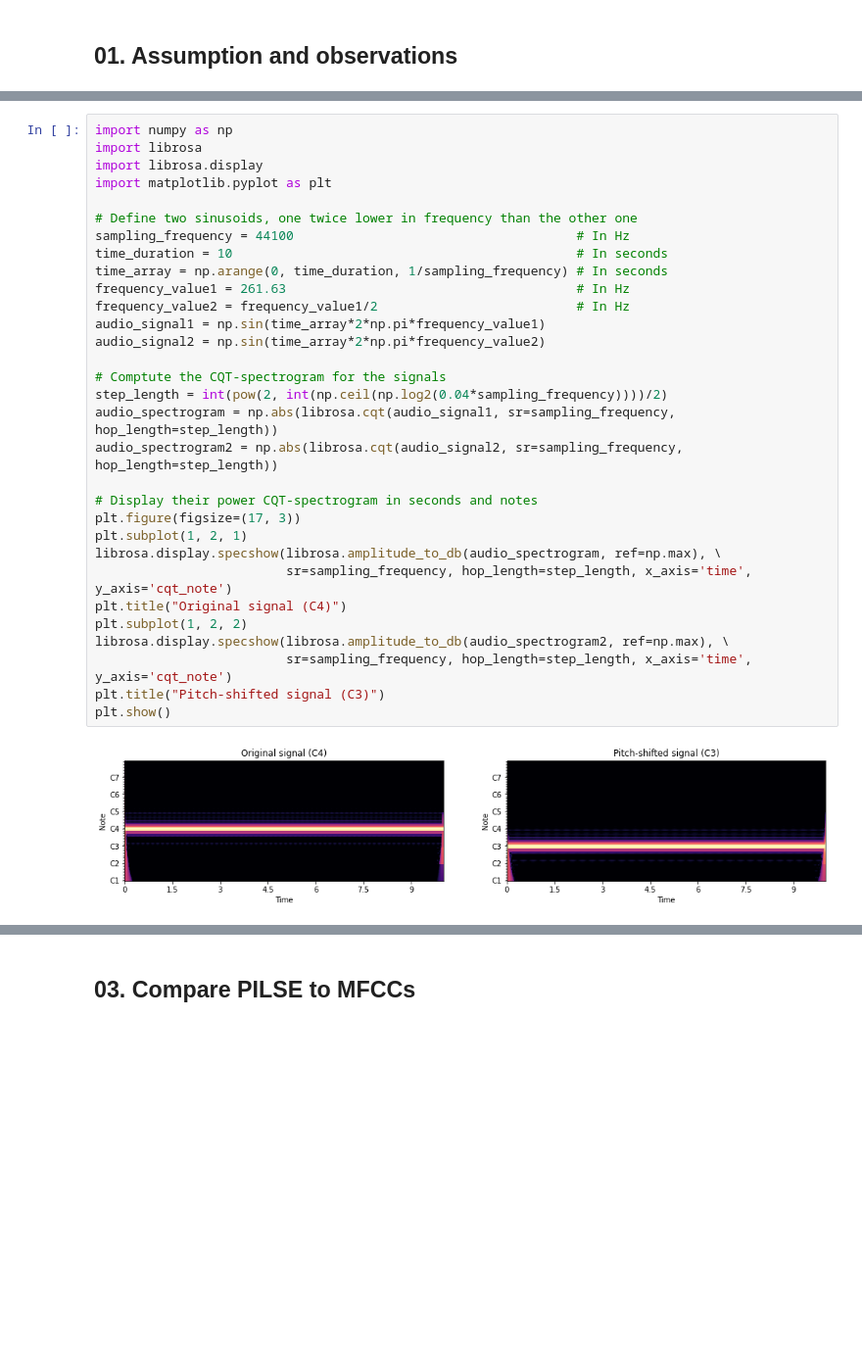
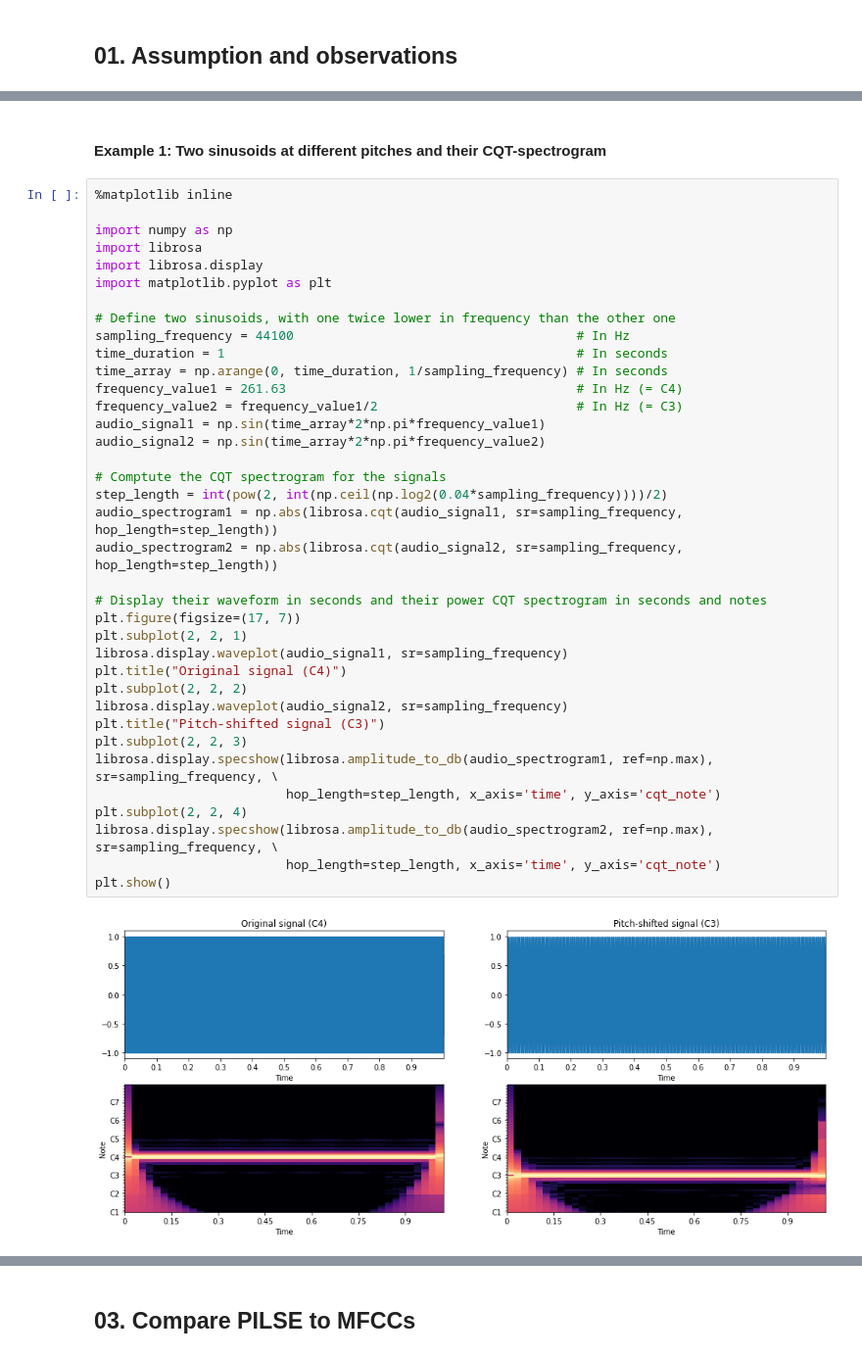
Before and after one commit to zafarrafii/CQHC-Python, a Jupyter notebook: PILSE-Python.ipynb, the cells around one changed output, grey strips where cells are left out. Shown at 98% size. Cells and saved outputs as stored; diff of their text form; blank space fills up the shorter version.

```diff
--- a/PILSE-Python.ipynb
+++ b/PILSE-Python.ipynb
@@ -16,36 +20,44 @@ This means that the same musical object at different pitches should have a simil
 - `X2 = E2 * P2`
 
 `=> E ~ E2`
+# %% [markdown]
+#### Example 1: Two sinusoids at different pitches and their CQT-spectrogram
 # %%
+%matplotlib inline
+
 import numpy as np
 import librosa
 import librosa.display
 import matplotlib.pyplot as plt
 
-# Define two sinusoids, one twice lower in frequency than the other one
+# Define two sinusoids, with one twice lower in frequency than the other one
 sampling_frequency = 44100                                     # In Hz
-time_duration = 10                                             # In seconds
+time_duration = 1                                              # In seconds
 time_array = np.arange(0, time_duration, 1/sampling_frequency) # In seconds
-frequency_value1 = 261.63                                      # In Hz
-frequency_value2 = frequency_value1/2                          # In Hz
+frequency_value1 = 261.63                                      # In Hz (= C4)
+frequency_value2 = frequency_value1/2                          # In Hz (= C3)
 audio_signal1 = np.sin(time_array*2*np.pi*frequency_value1)
 audio_signal2 = np.sin(time_array*2*np.pi*frequency_value2)
 
-# Comptute the CQT-spectrogram for the signals
+# Comptute the CQT spectrogram for the signals
 step_length = int(pow(2, int(np.ceil(np.log2(0.04*sampling_frequency))))/2)
-audio_spectrogram = np.abs(librosa.cqt(audio_signal1, sr=sampling_frequency, hop_length=step_length))
+audio_spectrogram1 = np.abs(librosa.cqt(audio_signal1, sr=sampling_frequency, hop_length=step_length))
 audio_spectrogram2 = np.abs(librosa.cqt(audio_signal2, sr=sampling_frequency, hop_length=step_length))
 
-# Display their power CQT-spectrogram in seconds and notes
-plt.figure(figsize=(17, 3))
-plt.subplot(1, 2, 1)
-librosa.display.specshow(librosa.amplitude_to_db(audio_spectrogram, ref=np.max), \
-                         sr=sampling_frequency, hop_length=step_length, x_axis='time', y_axis='cqt_note')
+# Display their waveform in seconds and their power CQT spectrogram in seconds and notes
+plt.figure(figsize=(17, 7))
+plt.subplot(2, 2, 1)
+librosa.display.waveplot(audio_signal1, sr=sampling_frequency)
 plt.title("Original signal (C4)")
-plt.subplot(1, 2, 2)
-librosa.display.specshow(librosa.amplitude_to_db(audio_spectrogram2, ref=np.max), \
-                         sr=sampling_frequency, hop_length=step_length, x_axis='time', y_axis='cqt_note')
+plt.subplot(2, 2, 2)
+librosa.display.waveplot(audio_signal2, sr=sampling_frequency)
 plt.title("Pitch-shifted signal (C3)")
+plt.subplot(2, 2, 3)
+librosa.display.specshow(librosa.amplitude_to_db(audio_spectrogram1, ref=np.max), sr=sampling_frequency, \
+                         hop_length=step_length, x_axis='time', y_axis='cqt_note')
+plt.subplot(2, 2, 4)
+librosa.display.specshow(librosa.amplitude_to_db(audio_spectrogram2, ref=np.max), sr=sampling_frequency, \
+                         hop_length=step_length, x_axis='time', y_axis='cqt_note')
 plt.show()
 # %% [output]
-[figure, old version]
+[figure, new version]
```
Also changed, not shown: parts of 18 cells of this notebook, 1 other file.
